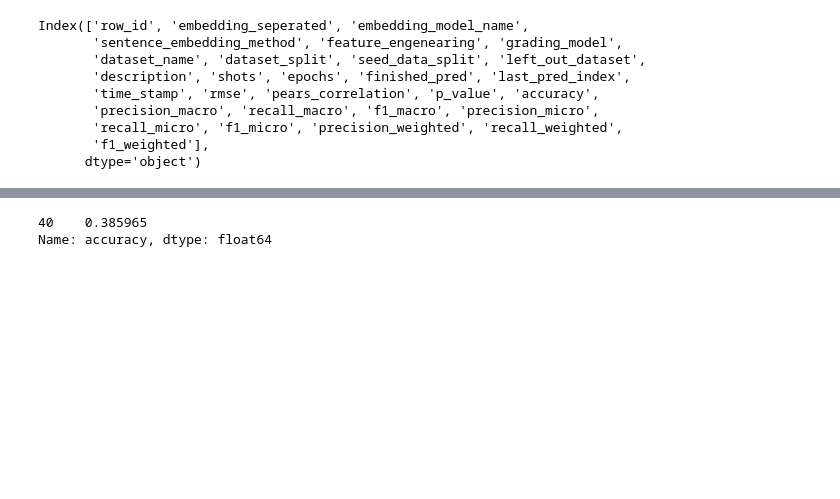
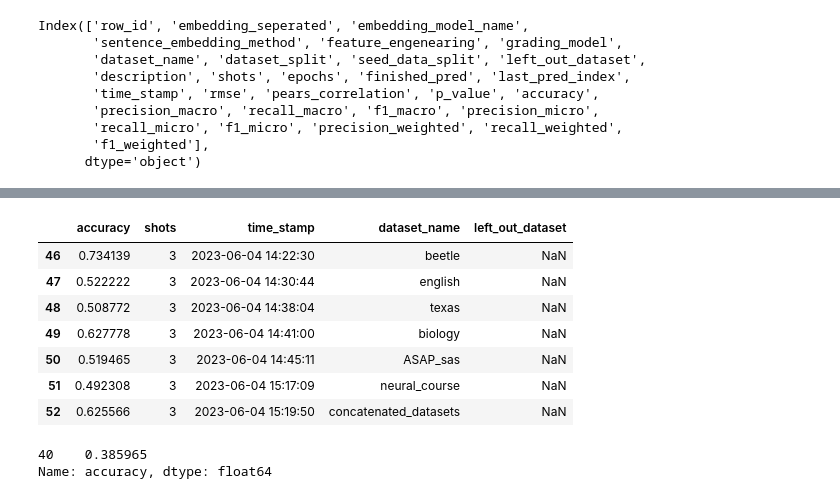
Before and after one commit to OlafVrijmoet/Thesis, a Jupyter notebook: performance_tracking/restuls_insights_test.ipynb, the cells around one changed output, grey strips where cells are left out. Drawn from its saved outputs; the diff is of its cells as text; code cells hidden in the pictures; blank space fills up the shorter version.

```diff
--- a/performance_tracking/restuls_insights_test.ipynb
+++ b/performance_tracking/restuls_insights_test.ipynb
@@ -42,5 +42,5 @@ Index(['row_id', 'embedding_seperated', 'embedding_model_name',
        'f1_weighted'],
       dtype='object')
 # %%
-performance.query("embedding_model_name == 'gpt-3.5-turbo'")["time_stamp"]
+performance.query("shots == 3 and embedding_model_name == 'gpt-3.5-turbo'")[["accuracy", "shots", "time_stamp", "dataset_name", "left_out_dataset"]]
 # %% [output]
@@ -64,3 +47,11 @@ Name: time_stamp, dtype: object
+|  | accuracy | shots | time_stamp | dataset_name | left_out_dataset |
+| 46 | 0.734139 | 3 | 2023-06-04 14:22:30 | beetle | NaN |
+| 47 | 0.522222 | 3 | 2023-06-04 14:30:44 | english | NaN |
+| 48 | 0.508772 | 3 | 2023-06-04 14:38:04 | texas | NaN |
+| 49 | 0.627778 | 3 | 2023-06-04 14:41:00 | biology | NaN |
+| 50 | 0.519465 | 3 | 2023-06-04 14:45:11 | ASAP_sas | NaN |
+| 51 | 0.492308 | 3 | 2023-06-04 15:17:09 | neural_course | NaN |
+| 52 | 0.625566 | 3 | 2023-06-04 15:19:50 | concatenated_datasets | NaN |
 # %%
 performance = pd.read_csv("tracking/performance_tracking.csv")
 performance.query("row_id == 40 & dataset_split == 'validation'")["accuracy"]
```
Also changed, not shown: parts of 2 cells of this notebook, 5 other files.
